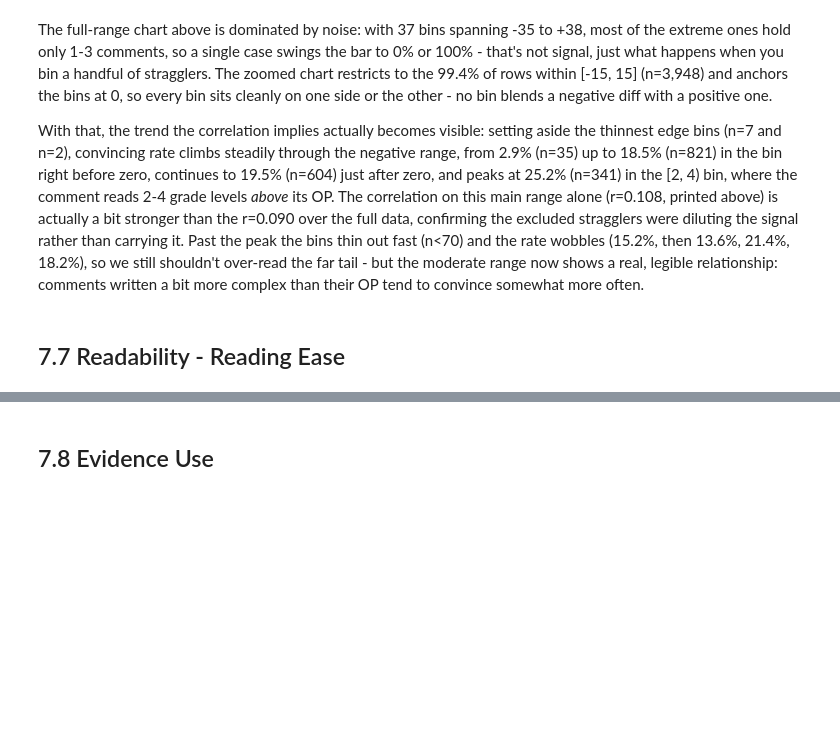
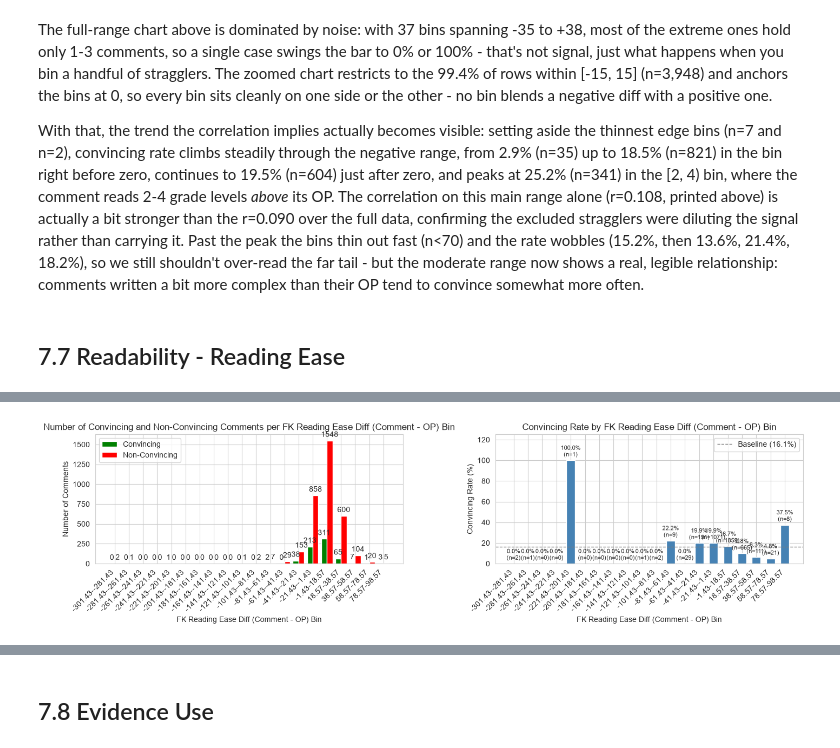
Before and after one commit to jct-nlp/change-my-view-2025, a Jupyter notebook: this work/03.3_feature_engineering_op_relation.ipynb, the cells around one changed output, grey strips where cells are left out. Saved outputs shown, nothing was run; the diff lists cells and outputs as text; code cells hidden in the pictures; blank space fills up the shorter version.

Commit message:
reading ease

```diff
--- a/this work/03.3_feature_engineering_op_relation.ipynb
+++ b/this work/03.3_feature_engineering_op_relation.ipynb
@@ -912,0 +935,7 @@ op_df['fk_reading_ease_op'].describe()
+# %%
+comments_df['fk_reading_ease_op'] = comments_df['original_post'].map(op_df.set_index('original_post')['fk_reading_ease_op'])
+comments_df['fk_reading_ease_diff'] = comments_df['fk_reading_ease'] - comments_df['fk_reading_ease_op']
+comments_df = comments_df.copy()  # defragment - avoids a pandas PerformanceWarning after many single-column inserts
+
+print(f"Correlation with is_convincing: {comments_df['fk_reading_ease_diff'].corr(comments_df['is_convincing']):.3f}")
+comments_df['fk_reading_ease_diff'].describe()
@@ -912,0 +953,4 @@ op_df['fk_reading_ease_op'].describe()
+# %%
+common_functions.plot_feature(comments_df, 'fk_reading_ease_diff', 'FK Reading Ease Diff (Comment - OP)', 20, show_counts=True)
+# %% [output]
+[figure, added]
```
Also changed, not shown: parts of 11 cells of this notebook.
